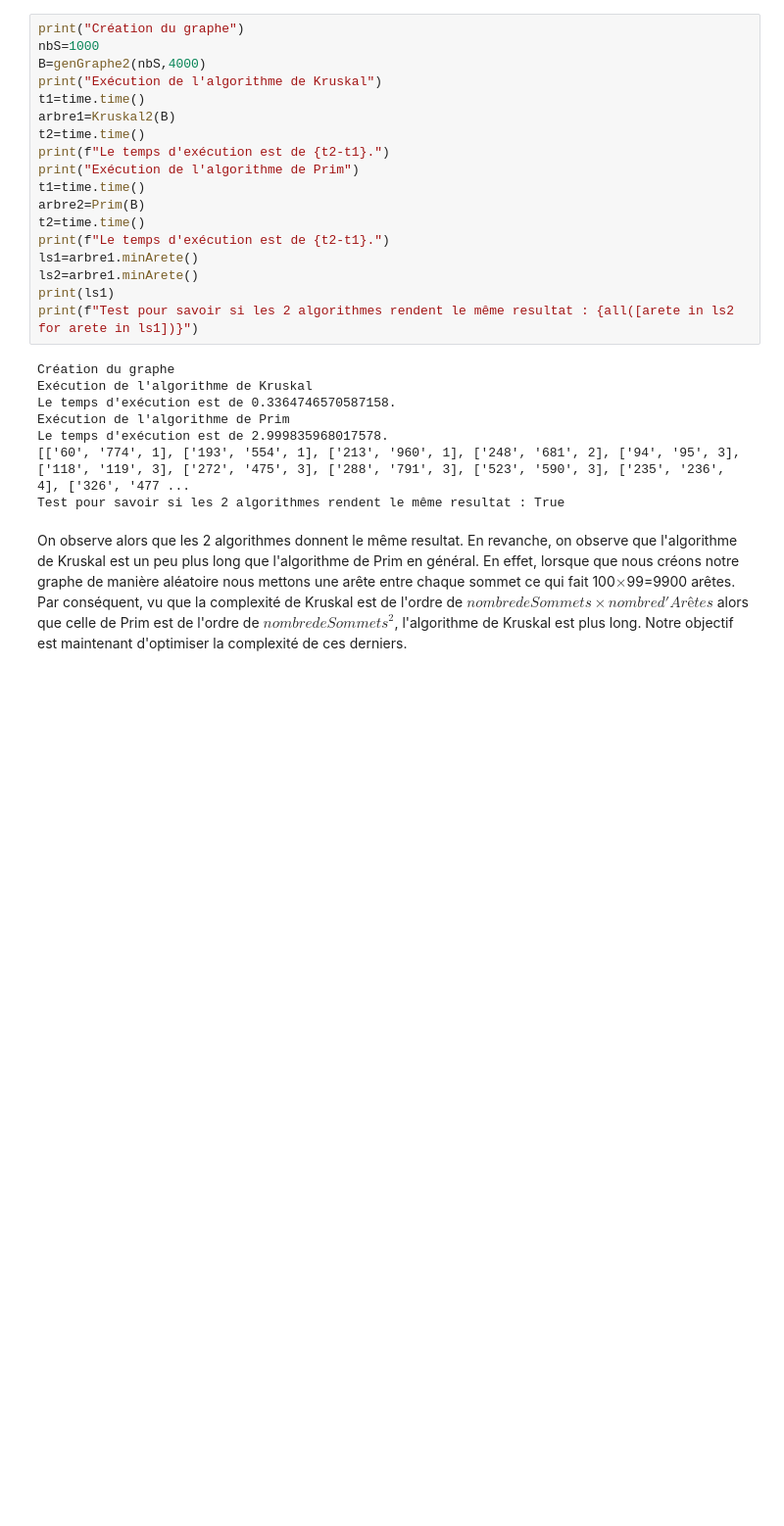
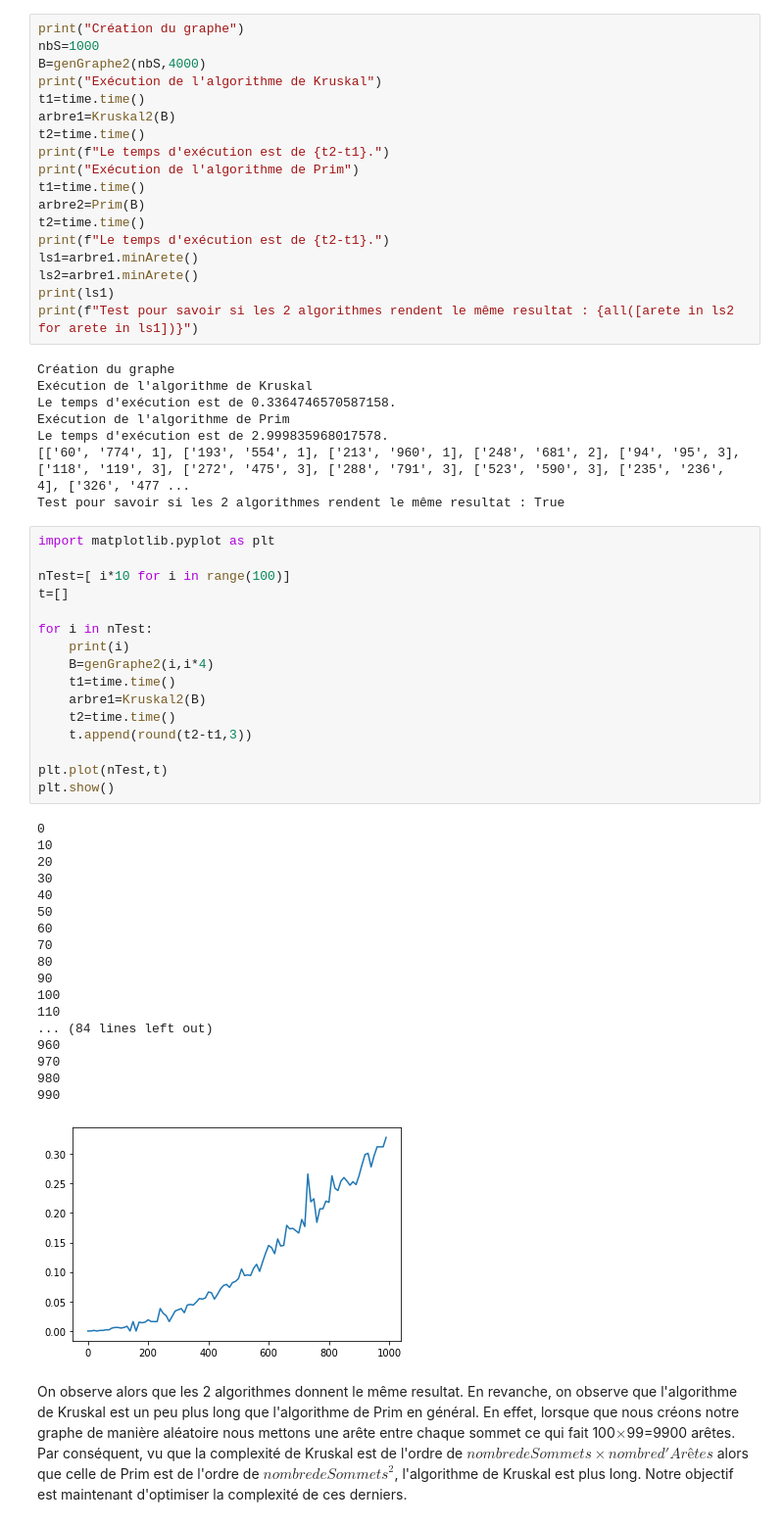
Before and after one commit to vbertret/Optimisation-Discrete, a Jupyter notebook: RapportIntermediaire(Version3)-checkpoint-Copy1.ipynb, the cells around one changed output. Shown at 98% size. Saved outputs shown, nothing was run; the diff lists cells and outputs as text; blank space fills up the shorter version.

```diff
--- a/RapportIntermediaire(Version3)-checkpoint-Copy1.ipynb
+++ b/RapportIntermediaire(Version3)-checkpoint-Copy1.ipynb
@@ -283,6 +283,41 @@ Exécution de l'algorithme de Prim
 Le temps d'exécution est de 2.999835968017578.
 [['60', '774', 1], ['193', '554', 1], ['213', '960', 1], ['248', '681', 2], ['94', '95', 3], ['118', '119', 3], ['272', '475', 3], ['288', '791', 3], ['523', '590', 3], ['235', '236', 4], ['326', '477 ...
 Test pour savoir si les 2 algorithmes rendent le même resultat : True
+# %%
+import matplotlib.pyplot as plt
+
+nTest=[ i*10 for i in range(100)]
+t=[]
+
+for i in nTest:
+    print(i)
+    B=genGraphe2(i,i*4)
+    t1=time.time()
+    arbre1=Kruskal2(B)
+    t2=time.time()
+    t.append(round(t2-t1,3))
+
+plt.plot(nTest,t)
+plt.show()
+# %% [output]
+0
+10
+20
+30
+40
+50
+60
+70
+80
+90
+100
+110
+... (84 lines left out)
+960
+970
+980
+990
+[figure, added]
 # %% [markdown]
 On observe alors que les 2 algorithmes donnent le même resultat. En revanche, on observe que l'algorithme de Kruskal est un peu plus long que l'algorithme de Prim en général. En effet, lorsque que nous créons notre graphe de manière aléatoire nous mettons une arête entre chaque sommet ce qui fait 100$\times$99=9900 arêtes. Par conséquent, vu que la complexité de Kruskal est de l'ordre de $nombre de Sommets \times nombred'Arêtes$ alors que celle de  Prim est de l'ordre de ${nombredeSommets}^2$, l'algorithme de Kruskal est plus long. Notre objectif est maintenant d'optimiser la complexité de ces derniers.
 # %% [markdown]
```
